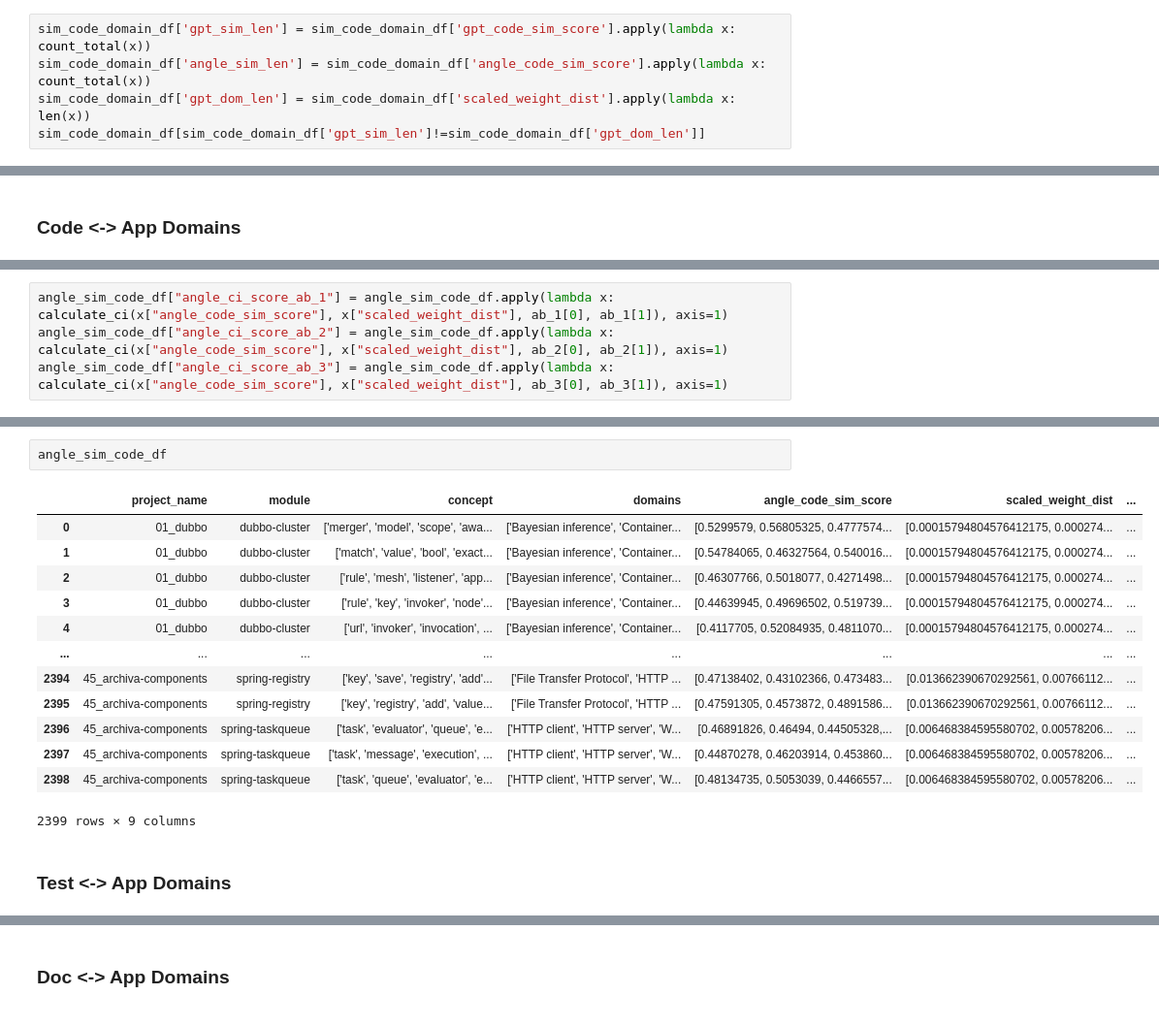
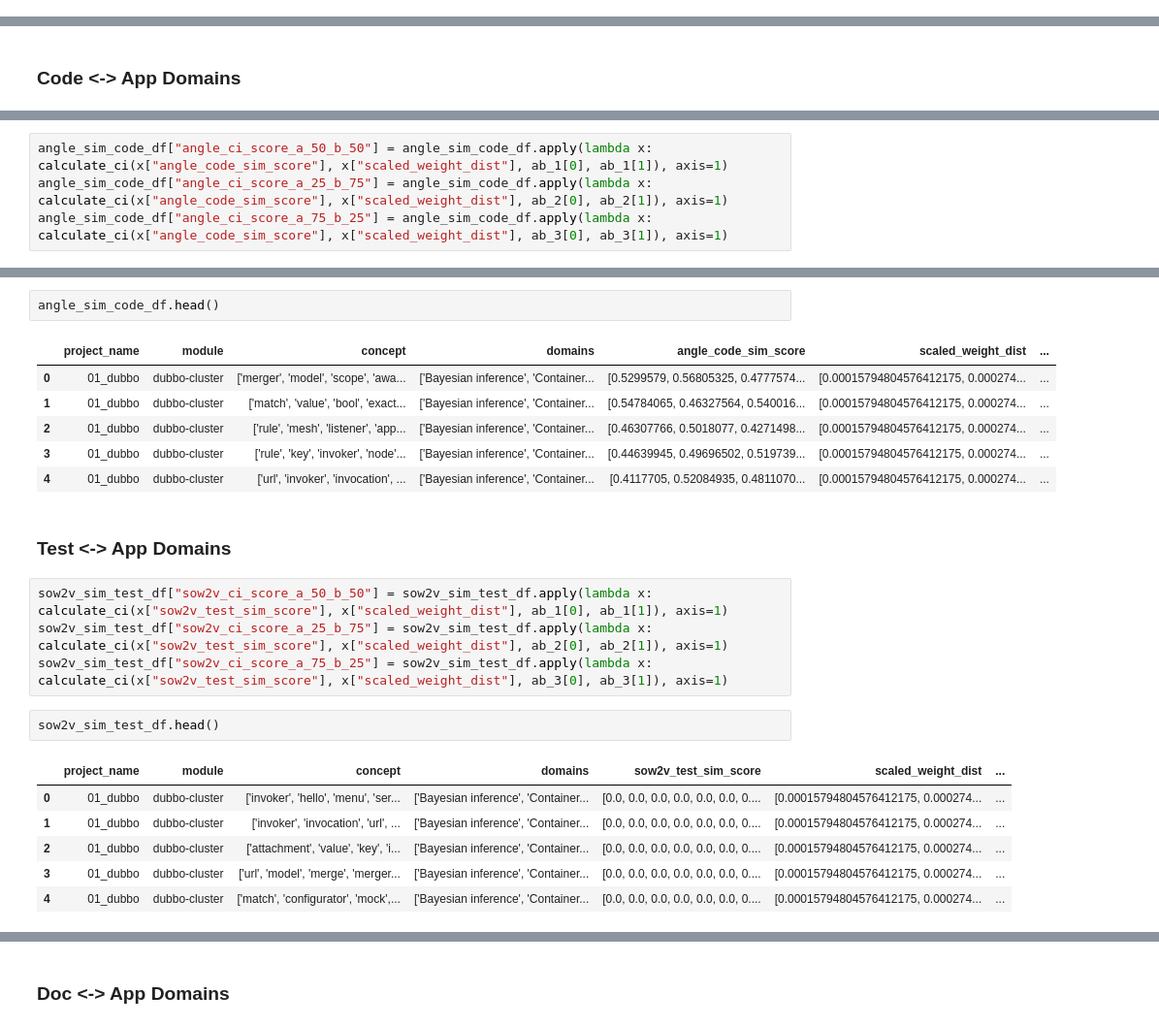
Before and after one commit to zakipauzi/concept-domain-coverage, a Jupyter notebook: 3_mapping.ipynb, the cells around one changed output, grey strips where cells are left out. Shown: that part at 97% size. Drawn from its saved outputs; the diff is of its cells as text.

```diff
--- a/3_mapping.ipynb
+++ b/3_mapping.ipynb
@@ -54,5 +52,0 @@ def count_total(sim_list):
-# %%
-sim_code_domain_df['gpt_sim_len'] = sim_code_domain_df['gpt_code_sim_score'].apply(lambda x: count_total(x))
-sim_code_domain_df['angle_sim_len'] = sim_code_domain_df['angle_code_sim_score'].apply(lambda x: count_total(x))
-sim_code_domain_df['gpt_dom_len'] = sim_code_domain_df['scaled_weight_dist'].apply(lambda x: len(x))
-sim_code_domain_df[sim_code_domain_df['gpt_sim_len']!=sim_code_domain_df['gpt_dom_len']]
@@ -147,4 +115,4 @@ gpt_sim_code_df
 # %%
-angle_sim_code_df["angle_ci_score_ab_1"] = angle_sim_code_df.apply(lambda x: calculate_ci(x["angle_code_sim_score"], x["scaled_weight_dist"], ab_1[0], ab_1[1]), axis=1)
-angle_sim_code_df["angle_ci_score_ab_2"] = angle_sim_code_df.apply(lambda x: calculate_ci(x["angle_code_sim_score"], x["scaled_weight_dist"], ab_2[0], ab_2[1]), axis=1)
-angle_sim_code_df["angle_ci_score_ab_3"] = angle_sim_code_df.apply(lambda x: calculate_ci(x["angle_code_sim_score"], x["scaled_weight_dist"], ab_3[0], ab_3[1]), axis=1)
+angle_sim_code_df["angle_ci_score_a_50_b_50"] = angle_sim_code_df.apply(lambda x: calculate_ci(x["angle_code_sim_score"], x["scaled_weight_dist"], ab_1[0], ab_1[1]), axis=1)
+angle_sim_code_df["angle_ci_score_a_25_b_75"] = angle_sim_code_df.apply(lambda x: calculate_ci(x["angle_code_sim_score"], x["scaled_weight_dist"], ab_2[0], ab_2[1]), axis=1)
+angle_sim_code_df["angle_ci_score_a_75_b_25"] = angle_sim_code_df.apply(lambda x: calculate_ci(x["angle_code_sim_score"], x["scaled_weight_dist"], ab_3[0], ab_3[1]), axis=1)
@@ -157,18 +119,24 @@ See the caveats in the documentation: https://pandas.pydata.org/pandas-docs/stab
 # %%
-angle_sim_code_df
+angle_sim_code_df.head()
 # %% [output]
 |  | project_name | module | concept | domains | angle_code_sim_score | scaled_weight_dist | ... |
 | 0 | 01_dubbo | dubbo-cluster | ['merger', 'model', 'scope', 'awa... | ['Bayesian inference', 'Container... | [0.5299579, 0.56805325, 0.4777574... | [0.00015794804576412175, 0.000274... | ... |
 | 1 | 01_dubbo | dubbo-cluster | ['match', 'value', 'bool', 'exact... | ['Bayesian inference', 'Container... | [0.54784065, 0.46327564, 0.540016... | [0.00015794804576412175, 0.000274... | ... |
 | 2 | 01_dubbo | dubbo-cluster | ['rule', 'mesh', 'listener', 'app... | ['Bayesian inference', 'Container... | [0.46307766, 0.5018077, 0.4271498... | [0.00015794804576412175, 0.000274... | ... |
 | 3 | 01_dubbo | dubbo-cluster | ['rule', 'key', 'invoker', 'node'... | ['Bayesian inference', 'Container... | [0.44639945, 0.49696502, 0.519739... | [0.00015794804576412175, 0.000274... | ... |
 | 4 | 01_dubbo | dubbo-cluster | ['url', 'invoker', 'invocation', ... | ['Bayesian inference', 'Container... | [0.4117705, 0.52084935, 0.4811070... | [0.00015794804576412175, 0.000274... | ... |
-| ... | ... | ... | ... | ... | ... | ... | ... |
-| 2394 | 45_archiva-components | spring-registry | ['key', 'save', 'registry', 'add'... | ['File Transfer Protocol', 'HTTP ... | [0.47138402, 0.43102366, 0.473483... | [0.013662390670292561, 0.00766112... | ... |
-| 2395 | 45_archiva-components | spring-registry | ['key', 'registry', 'add', 'value... | ['File Transfer Protocol', 'HTTP ... | [0.47591305, 0.4573872, 0.4891586... | [0.013662390670292561, 0.00766112... | ... |
-| 2396 | 45_archiva-components | spring-taskqueue | ['task', 'evaluator', 'queue', 'e... | ['HTTP client', 'HTTP server', 'W... | [0.46891826, 0.46494, 0.44505328,... | [0.006468384595580702, 0.00578206... | ... |
-| 2397 | 45_archiva-components | spring-taskqueue | ['task', 'message', 'execution', ... | ['HTTP client', 'HTTP server', 'W... | [0.44870278, 0.46203914, 0.453860... | [0.006468384595580702, 0.00578206... | ... |
-| 2398 | 45_archiva-components | spring-taskqueue | ['task', 'queue', 'evaluator', 'e... | ['HTTP client', 'HTTP server', 'W... | [0.48134735, 0.5053039, 0.4466557... | [0.006468384595580702, 0.00578206... | ... |
-2399 rows × 9 columns
 # %% [markdown]
 ### Test <-> App Domains
+# %%
+sow2v_sim_test_df["sow2v_ci_score_a_50_b_50"] = sow2v_sim_test_df.apply(lambda x: calculate_ci(x["sow2v_test_sim_score"], x["scaled_weight_dist"], ab_1[0], ab_1[1]), axis=1)
+sow2v_sim_test_df["sow2v_ci_score_a_25_b_75"] = sow2v_sim_test_df.apply(lambda x: calculate_ci(x["sow2v_test_sim_score"], x["scaled_weight_dist"], ab_2[0], ab_2[1]), axis=1)
+sow2v_sim_test_df["sow2v_ci_score_a_75_b_25"] = sow2v_sim_test_df.apply(lambda x: calculate_ci(x["sow2v_test_sim_score"], x["scaled_weight_dist"], ab_3[0], ab_3[1]), axis=1)
+# %%
+sow2v_sim_test_df.head()
+# %% [output]
+|  | project_name | module | concept | domains | sow2v_test_sim_score | scaled_weight_dist | ... |
+| 0 | 01_dubbo | dubbo-cluster | ['invoker', 'hello', 'menu', 'ser... | ['Bayesian inference', 'Container... | [0.0, 0.0, 0.0, 0.0, 0.0, 0.0, 0.... | [0.00015794804576412175, 0.000274... | ... |
+| 1 | 01_dubbo | dubbo-cluster | ['invoker', 'invocation', 'url', ... | ['Bayesian inference', 'Container... | [0.0, 0.0, 0.0, 0.0, 0.0, 0.0, 0.... | [0.00015794804576412175, 0.000274... | ... |
+| 2 | 01_dubbo | dubbo-cluster | ['attachment', 'value', 'key', 'i... | ['Bayesian inference', 'Container... | [0.0, 0.0, 0.0, 0.0, 0.0, 0.0, 0.... | [0.00015794804576412175, 0.000274... | ... |
+| 3 | 01_dubbo | dubbo-cluster | ['url', 'model', 'merge', 'merger... | ['Bayesian inference', 'Container... | [0.0, 0.0, 0.0, 0.0, 0.0, 0.0, 0.... | [0.00015794804576412175, 0.000274... | ... |
+| 4 | 01_dubbo | dubbo-cluster | ['match', 'configurator', 'mock',... | ['Bayesian inference', 'Container... | [0.0, 0.0, 0.0, 0.0, 0.0, 0.0, 0.... | [0.00015794804576412175, 0.000274... | ... |
```
Also changed, not shown: parts of 53 cells of this notebook, 11 other files.
